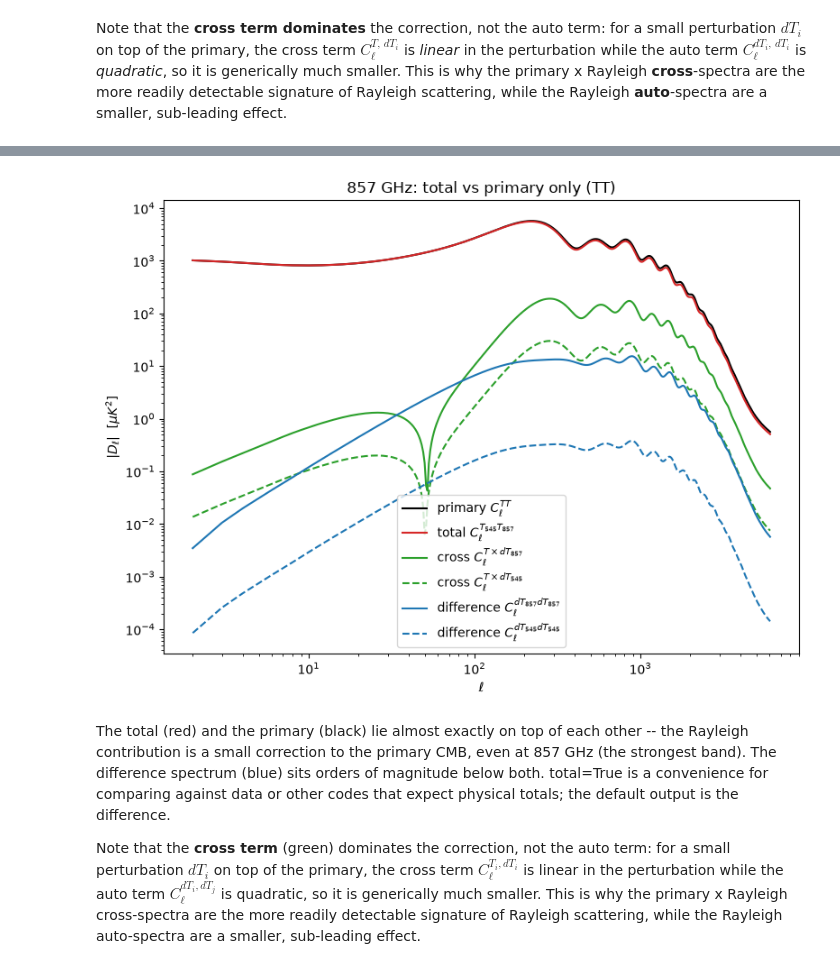
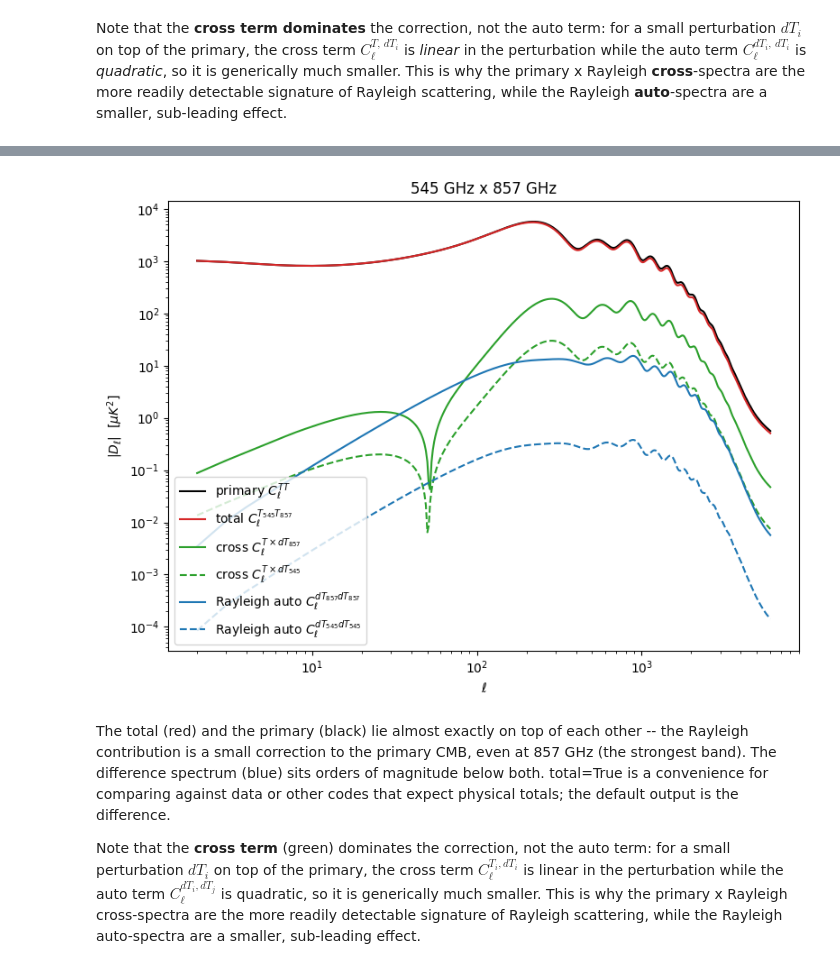
Before and after one commit to Kwanit/CAMB-Rayleigh, a Jupyter notebook: Tutorial.ipynb, the cells around one changed output, grey strips where cells are left out. Saved outputs shown, nothing was run; the diff lists cells and outputs as text; code cells hidden in the pictures.

```diff
--- a/Tutorial.ipynb
+++ b/Tutorial.ipynb
@@ -275,24 +311,26 @@ plt.show()
 # %%
 i857 = freqs.index(857) + 1
 i545 = freqs.index(545) + 1
 
 fig, ax = plt.subplots(figsize=(8, 6))
 ax.plot(ell[2:], np.abs(cls[0, 0, 2:, 0]), color="k", label=r"primary $C_\ell^{TT}$")
 ax.plot(ell[2:], np.abs(cls_total[i545, i857, 2:, 0]), color="C3", label=r"total $C_\ell^{T_{545}T_{857}}$")
 ax.plot(ell[2:], np.abs(cls[0, i857, 2:, 0]), color="C2", label=r"cross $C_\ell^{T \times dT_{857}}$")
 ax.plot(ell[2:], np.abs(cls[0, i545, 2:, 0]), color="C2", ls="--", label=r"cross $C_\ell^{T \times dT_{545}}$")
-ax.plot(ell[2:], np.abs(cls[i857, i857, 2:, 0]), color="C0", label=r"difference $C_\ell^{dT_{857}dT_{857}}$")
-ax.plot(ell[2:], np.abs(cls[i545, i545, 2:, 0]), color="C0", ls="--", label=r"difference $C_\ell^{dT_{545}dT_{545}}$")
+ax.plot(ell[2:], np.abs(cls[i857, i857, 2:, 0]), color="C0", label=r"Rayleigh auto $C_\ell^{dT_{857}dT_{857}}$")
+ax.plot(
+    ell[2:], np.abs(cls[i545, i545, 2:, 0]), color="C0", ls="--", label=r"Rayleigh auto $C_\ell^{dT_{545}dT_{545}}$"
+)
 ax.set_xscale("log")
 ax.set_yscale("log")
 ax.set_xlabel(r"$\ell$")
 ax.set_ylabel(r"$|D_\ell|$  [$\mu K^2$]")
-ax.set_title("857 GHz: total vs primary only (TT)")
+ax.set_title("545 GHz x 857 GHz")
 ax.legend()
 fig.tight_layout()
 plt.show()
 # %% [output]
-[figure, old version]
+[figure, new version]
 # %% [markdown]
 The total (red) and the primary (black) lie almost exactly on top of each other -- the Rayleigh contribution is a small correction to the primary CMB, even at 857 GHz (the strongest band). The difference spectrum (blue) sits orders of magnitude below both. total=True is a convenience for comparing against data or other codes that expect physical totals; the default output is the difference.
 
```
Also changed, not shown: parts of 7 cells of this notebook, 2 other files.
